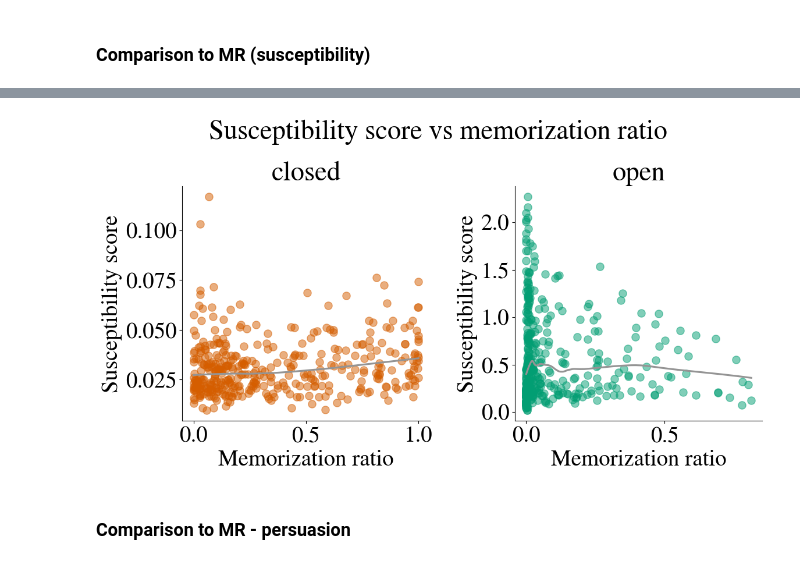
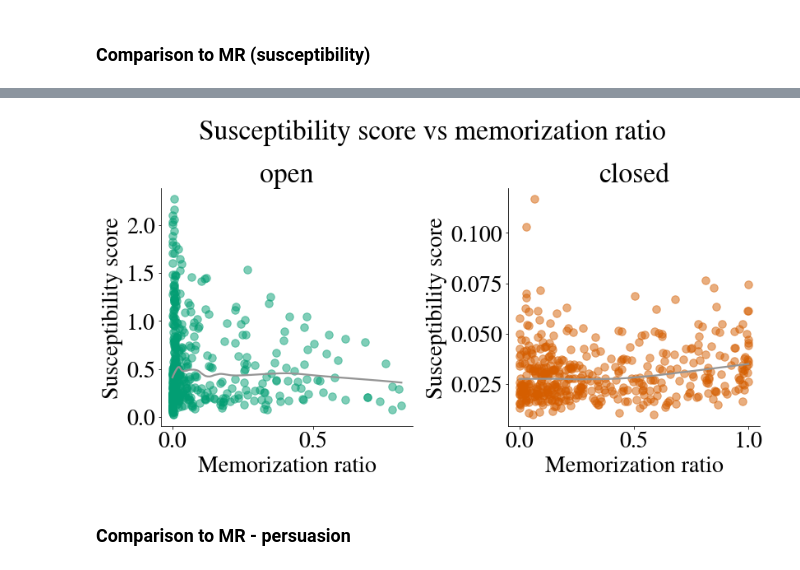
Before and after one commit to kdu4108/measureLM, a Jupyter notebook: analysis/analysis-yago-mr.ipynb, the cells around one changed output, grey strips where cells are left out. Drawn from its saved outputs; the diff is of its cells as text; code cells hidden in the pictures.

```diff
--- a/analysis/analysis-yago-mr.ipynb
+++ b/analysis/analysis-yago-mr.ipynb
@@ -93,6 +130,24 @@ ENTITY_SELECTION_FUNC_NAME = config["ENTITY_SELECTION_FUNC_NAME"]
 ENTITY_TYPES = config["ENTITY_TYPES"]
 QUERY_TYPES = config["QUERY_TYPES"]
 ANSWER_MAP = config["ANSWER_MAP"]
+
+DATASET_KWARGS = dict(
+    DATASET_NAME=DATASET_NAME,
+    RAW_DATA_PATH=RAW_DATA_PATH,
+    SEED=SEED,
+    MODEL_ID=MODEL_ID,
+    LOAD_IN_8BIT=LOAD_IN_8BIT,
+    MAX_CONTEXTS=MAX_CONTEXTS,
+    MAX_ENTITIES=MAX_ENTITIES,
+    CAP_PER_TYPE=CAP_PER_TYPE,
+    ABLATE_OUT_RELEVANT_CONTEXTS=ABLATE_OUT_RELEVANT_CONTEXTS,
+    UNIFORM_CONTEXTS=UNIFORM_CONTEXTS,
+    DEDUPLICATE_ENTITIES=DEDUPLICATE_ENTITIES,
+    ENTITY_SELECTION_FUNC_NAME=ENTITY_SELECTION_FUNC_NAME,
+    ENTITY_TYPES=ENTITY_TYPES,
+    QUERY_TYPES=QUERY_TYPES,
+    ANSWER_MAP=ANSWER_MAP,
+)
 # %%
 # wandb stuff
 PROJECT_NAME = "context-vs-bias"
@@ -303,22 +312,8 @@ memory usage: 47.0+ KB
 qid_to_val_df_per_qe = {
     query_id: construct_df_given_query_id(
         yago_qec=yago_qec,
-        DATASET_NAME=DATASET_NAME,
-        RAW_DATA_PATH=RAW_DATA_PATH,
-        SEED=SEED,
-        MODEL_ID=MODEL_ID,
-        LOAD_IN_8BIT=LOAD_IN_8BIT,
+        **DATASET_KWARGS,
         QUERY_ID=query_id,
-        MAX_CONTEXTS=MAX_CONTEXTS,
-        MAX_ENTITIES=MAX_ENTITIES,
-        CAP_PER_TYPE=CAP_PER_TYPE,
-        UNIFORM_CONTEXTS=UNIFORM_CONTEXTS,
-        DEDUPLICATE_ENTITIES=DEDUPLICATE_ENTITIES,
-        ENTITY_SELECTION_FUNC_NAME=ENTITY_SELECTION_FUNC_NAME,
-        ABLATE_OUT_RELEVANT_CONTEXTS=ABLATE_OUT_RELEVANT_CONTEXTS,
-        ENTITY_TYPES=ENTITY_TYPES,
-        QUERY_TYPES=QUERY_TYPES,
-        ANSWER_MAP=ANSWER_MAP,
         verbose=False,
         overwrite_df=False,
     )
@@ -488,34 +474,36 @@ qid_to_dfs_with_mr = dict(
 qid_df_mr_all = pd.concat(list(qid_to_dfs_with_mr.values()), axis=0)
 qid_df_mr_all_grouped = (
     qid_df_mr_all.groupby(["q_id", "query_form", "query_type", "type"])
     .agg({"susceptibility_score": "mean", "sampled_mr": "mean"})
     .reset_index()
 )
 
-for i, qt in enumerate(reversed(qid_df_mr_all_grouped["query_type"].unique())):
+for i, qt in enumerate(
+    sorted(qid_df_mr_all_grouped["query_type"].unique(), reverse=True)
+):
     ax = axes[i]
     sns.regplot(
         data=qid_df_mr_all_grouped[qid_df_mr_all_grouped["query_type"] == qt],
         x="sampled_mr",
         y="susceptibility_score",
         # hue="query_type",
         # legend=None,
         lowess=True,
         ax=ax,
         line_kws={"color": LINE_COLOR},
         scatter_kws={**scatter_kws, "color": colormap[qt]},
     )
     ax.set_title(qt)
     ax.set_xlabel("Memorization ratio")
     ax.set_ylabel("Susceptibility score")
 
 fig.suptitle("Susceptibility score vs memorization ratio", y=0.92)
 plt.tight_layout()
 plot_name = "plot_susscore_vs_mr_open_closed_all_queries"
 save_path = os.path.join(analysis_dir, f"{plot_name}.pdf")
 fig.savefig(save_path, bbox_inches="tight")
 wandb.log({plot_name: wandb.Image(fig)})
 # %% [output]
-[figure, old version]
+[figure, new version]
 # %% [markdown]
 ### Comparison to MR - persuasion
```
Also changed, not shown: parts of 49 cells of this notebook, 9 other files.
